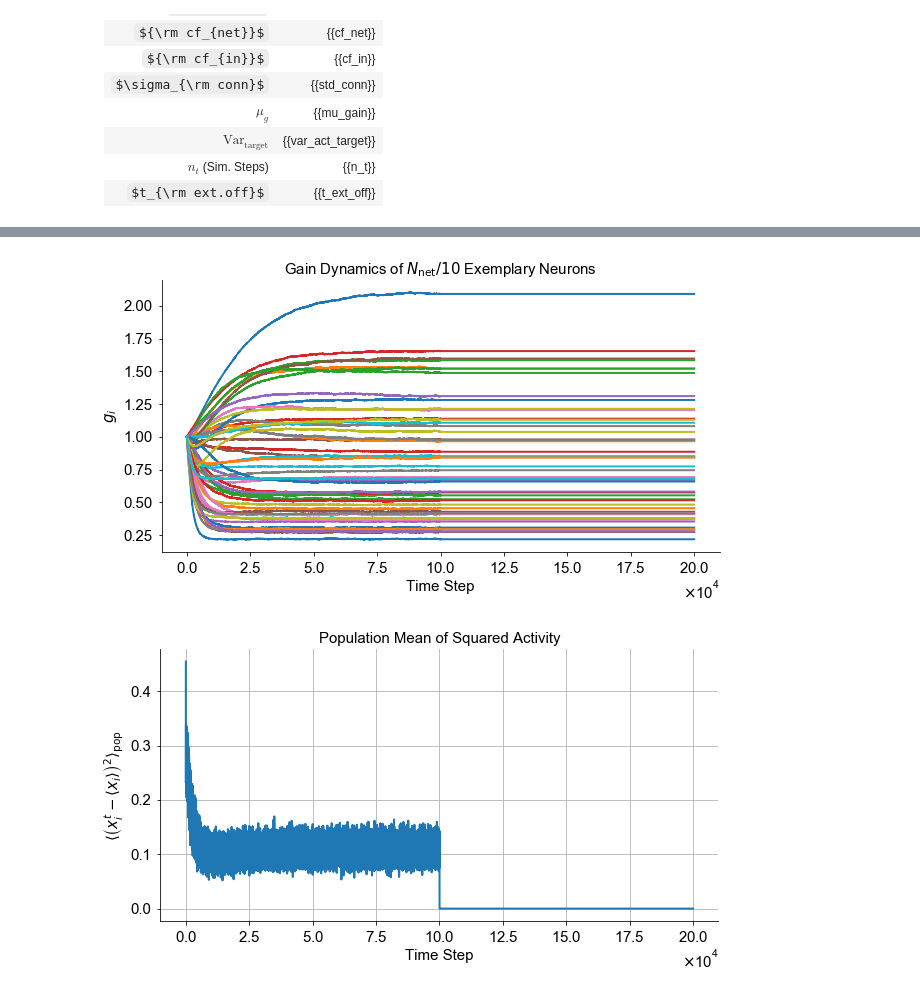
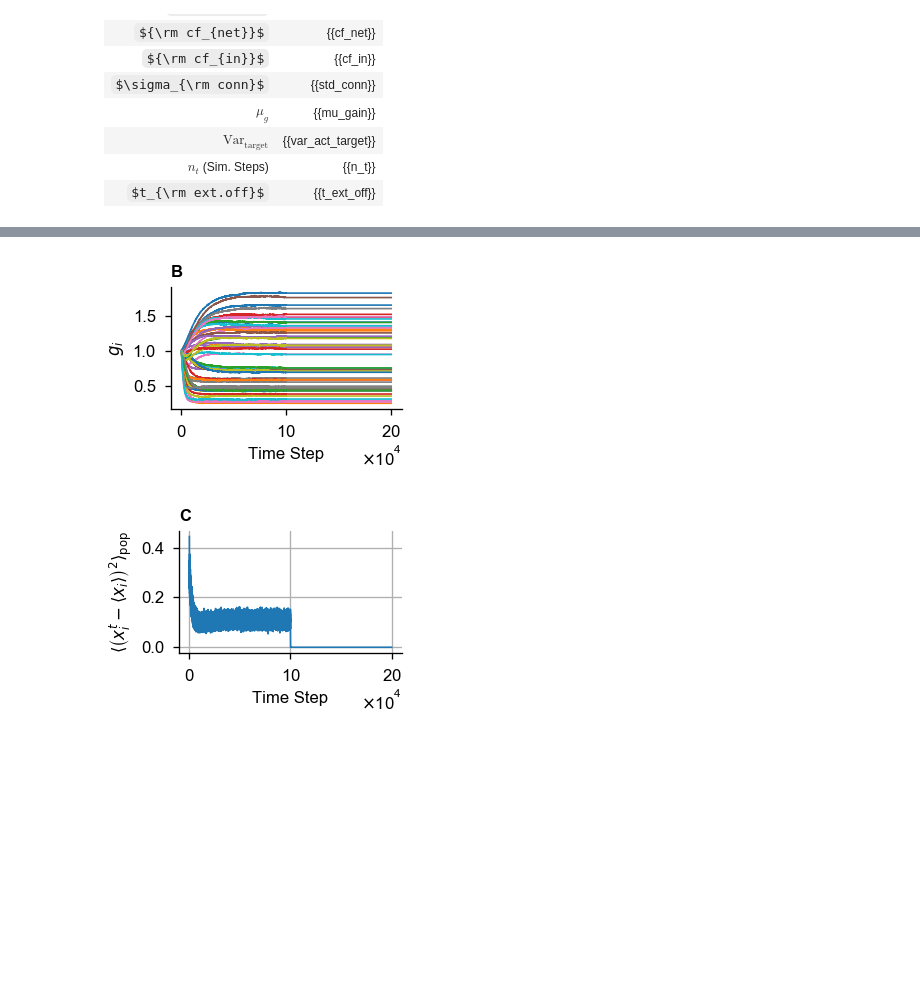
Before and after one commit to FabianSchubert/DrivenRandNetworkCriticality, a Jupyter notebook: code/random_reservoir.ipynb, the cells around one changed output, grey strips where cells are left out. Saved outputs shown, nothing was run; the diff lists cells and outputs as text; code cells hidden in the pictures; some formulas as TeX source; blank space fills up the shorter version.

```diff
--- a/code/random_reservoir.ipynb
+++ b/code/random_reservoir.ipynb
@@ -111,5 +111,7 @@ for t in tqdm(range(n_t)):
 
 t_ax = np.array(range(n_t-100,n_t))
 
-std_figsize = (10,5)
+textwidth = 5.5532
+std_figsize = (textwidth/2.,2.)
+dpi_screen = 120
 # %%
@@ -149,21 +164,24 @@ plt.show()
 # %%
-fig_gain, ax_gain = plt.subplots(figsize=std_figsize)
-
-ax_gain.set_title("Gain Dynamics of $N_{\\rm net}/10$ Exemplary Neurons")
+fig_gain, ax_gain = plt.subplots(figsize=std_figsize,dpi=dpi_screen)
 
 ax_gain.plot(gain_rec[:,::10])
 ax_gain.set_xlabel("Time Step")
 ax_gain.ticklabel_format(axis='x', style='sci', scilimits=(4,4), useMathText=True)
 ax_gain.set_ylabel("$g_i$")
 
+ax_gain.set_title("B",{'fontweight' : 'bold'}, loc="left")
+
+fig_gain.tight_layout()
 fig_gain.savefig("../plots/gain.png", dpi=300)
+
+'''
+ax_gain.set_title("Gain Dynamics of $N_{\\rm net}/10$ Exemplary Neurons")
+'''
 plt.show()
 # %% [output]
-[figure, old version]
+[figure, new version]
 # %%
-fig_var, ax_var = plt.subplots(figsize=std_figsize)
-
-ax_var.set_title("Population Mean of Squared Activity")
+fig_var, ax_var = plt.subplots(figsize=std_figsize, dpi=dpi_screen)
 
 ax_var.plot(var_mean_rec)
 ax_var.set_xlabel("Time Step")
@@ -172,10 +190,16 @@ ax_var.set_ylabel("$\\langle \\left( x_i^t - \\langle x_i \\rangle \\right)^2\\r
 
 ax_var.grid()
 
+ax_var.set_title("C",{'fontweight' : 'bold'}, loc="left")
+
+fig_var.tight_layout()
 fig_var.savefig("../plots/var.png", dpi=300)
+
+#ax_var.set_title("Population Mean of Squared Activity")
+
 plt.show()
 # %% [output]
-[figure, old version]
+[figure, new version]
 # %%
 dt_subsample = 1000
 
```
Also changed, not shown: parts of 8 cells of this notebook, 10 other files.
